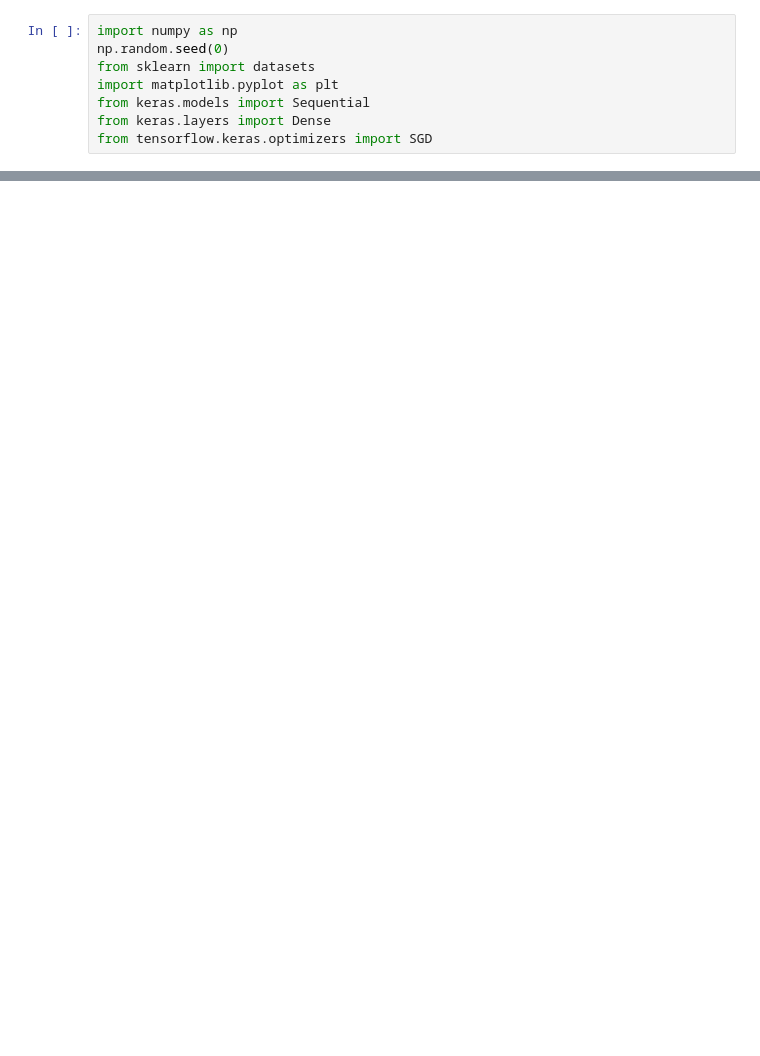
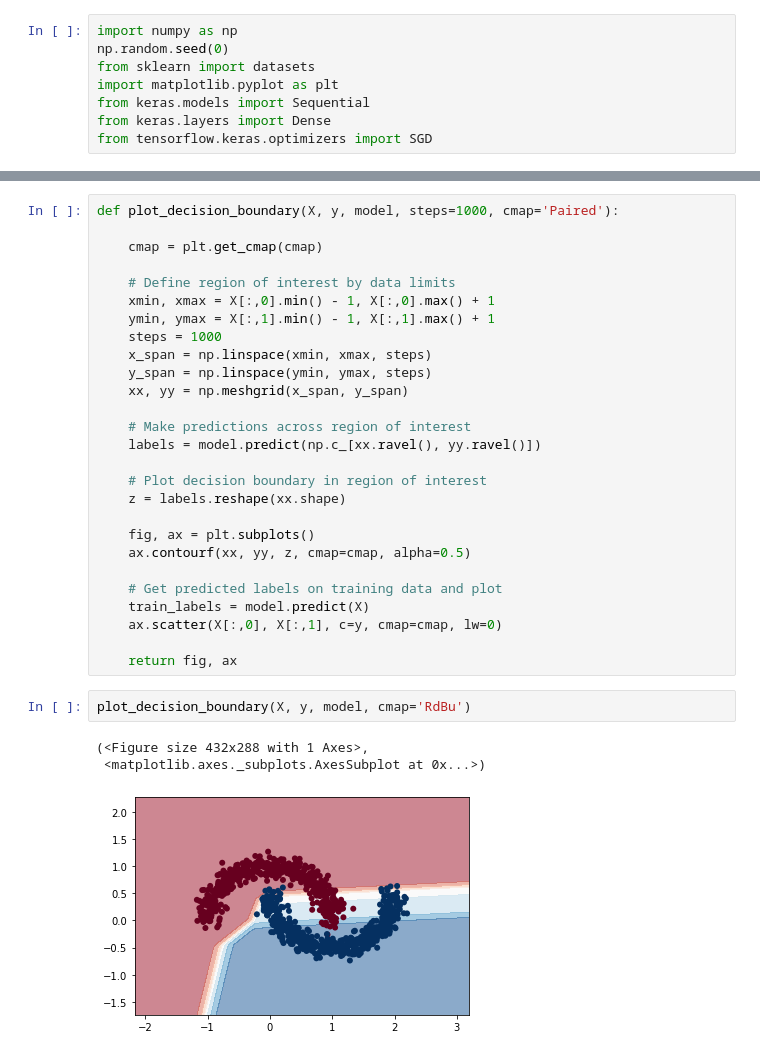
Before and after one commit to Sazzads/ANN, a Jupyter notebook: implement_of_FCNN_with_keras.ipynb, the cells around one changed output, grey strips where cells are left out. Cells and saved outputs as stored; diff of their text form; blank space fills up the shorter version.

```diff
--- a/implement_of_FCNN_with_keras.ipynb
+++ b/implement_of_FCNN_with_keras.ipynb
@@ -10,0 +97,33 @@ from tensorflow.keras.optimizers import SGD
+# %%
+def plot_decision_boundary(X, y, model, steps=1000, cmap='Paired'):
+
+    cmap = plt.get_cmap(cmap)
+
+    # Define region of interest by data limits
+    xmin, xmax = X[:,0].min() - 1, X[:,0].max() + 1
+    ymin, ymax = X[:,1].min() - 1, X[:,1].max() + 1
+    steps = 1000
+    x_span = np.linspace(xmin, xmax, steps)
+    y_span = np.linspace(ymin, ymax, steps)
+    xx, yy = np.meshgrid(x_span, y_span)
+
+    # Make predictions across region of interest
+    labels = model.predict(np.c_[xx.ravel(), yy.ravel()])
+
+    # Plot decision boundary in region of interest
+    z = labels.reshape(xx.shape)
+
+    fig, ax = plt.subplots()
+    ax.contourf(xx, yy, z, cmap=cmap, alpha=0.5)
+
+    # Get predicted labels on training data and plot
+    train_labels = model.predict(X)
+    ax.scatter(X[:,0], X[:,1], c=y, cmap=cmap, lw=0)
+
+    return fig, ax
+# %%
+plot_decision_boundary(X, y, model, cmap='RdBu')
+# %% [output]
+(<Figure size 432x288 with 1 Axes>,
+ <matplotlib.axes._subplots.AxesSubplot at 0x...>)
+[figure, added]
```
Also changed, not shown: parts of 9 cells of this notebook.
